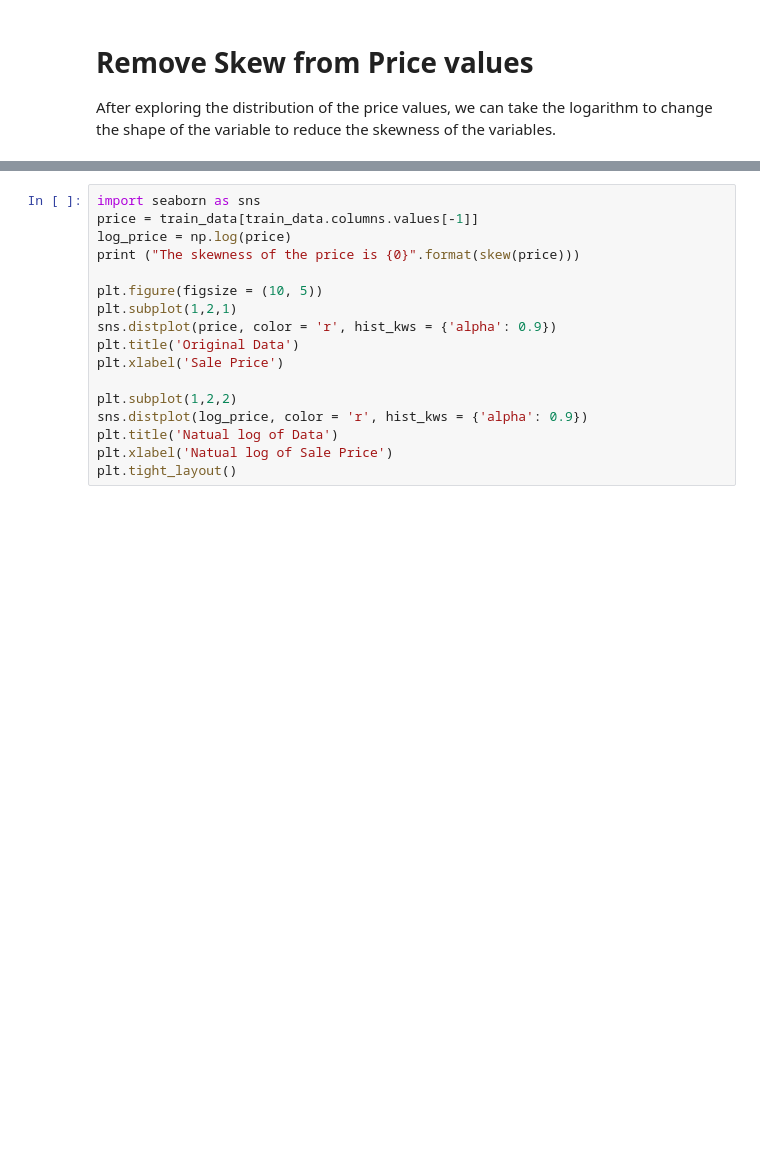
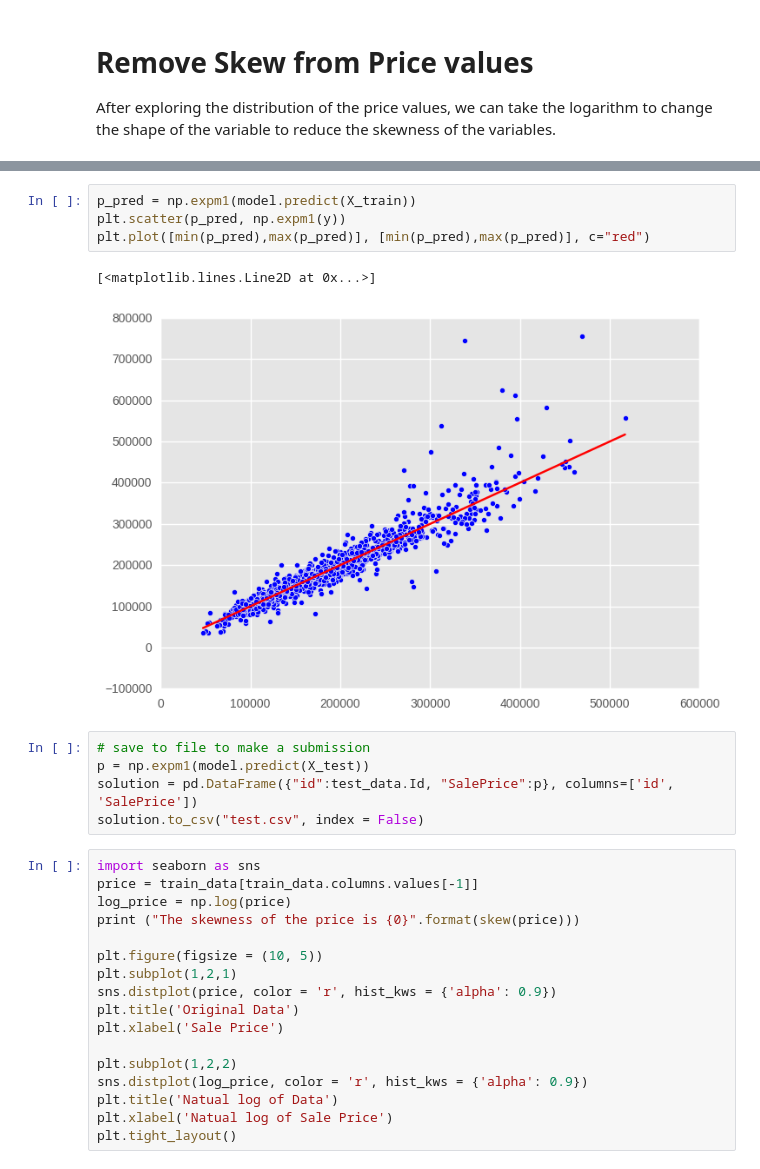
Before and after one commit to dolremi/Housing_Price, a Jupyter notebook: notebook/features.ipynb, the cells around one changed output, grey strips where cells are left out. Drawn from its saved outputs; the diff is of its cells as text; blank space fills up the shorter version.

```diff
--- a/notebook/features.ipynb
+++ b/notebook/features.ipynb
@@ -130,3 +328,15 @@ After exploring the distribution of the price values, we can take the logarithm
+# %%
+p_pred = np.expm1(model.predict(X_train))
+plt.scatter(p_pred, np.expm1(y))
+plt.plot([min(p_pred),max(p_pred)], [min(p_pred),max(p_pred)], c="red")
+# %% [output]
+[<matplotlib.lines.Line2D at 0x...>]
+[figure, added]
+# %%
+# save to file to make a submission
+p = np.expm1(model.predict(X_test))
+solution = pd.DataFrame({"id":test_data.Id, "SalePrice":p}, columns=['id', 'SalePrice'])
+solution.to_csv("test.csv", index = False)
 # %%
 import seaborn as sns
 price = train_data[train_data.columns.values[-1]]
```
Also changed, not shown: parts of 33 cells of this notebook, 2 other files.
